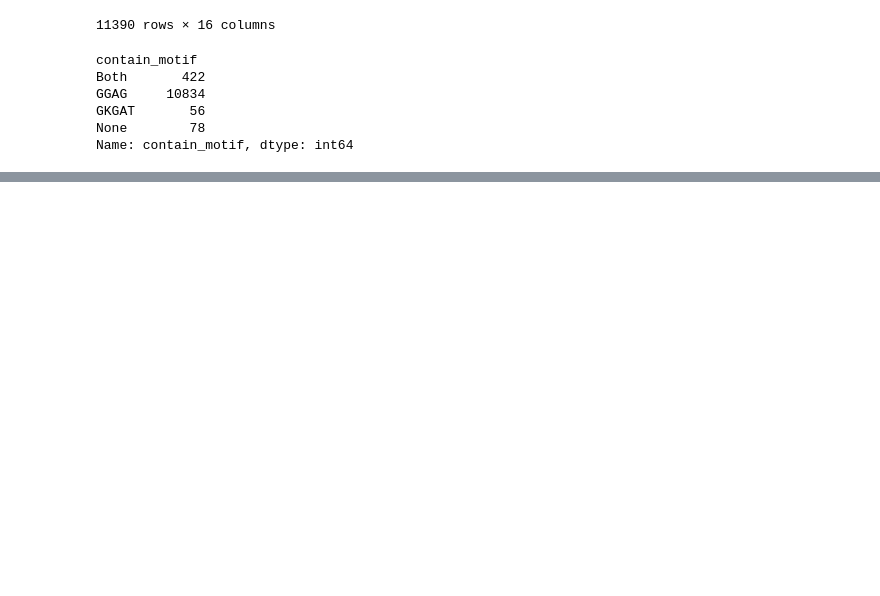
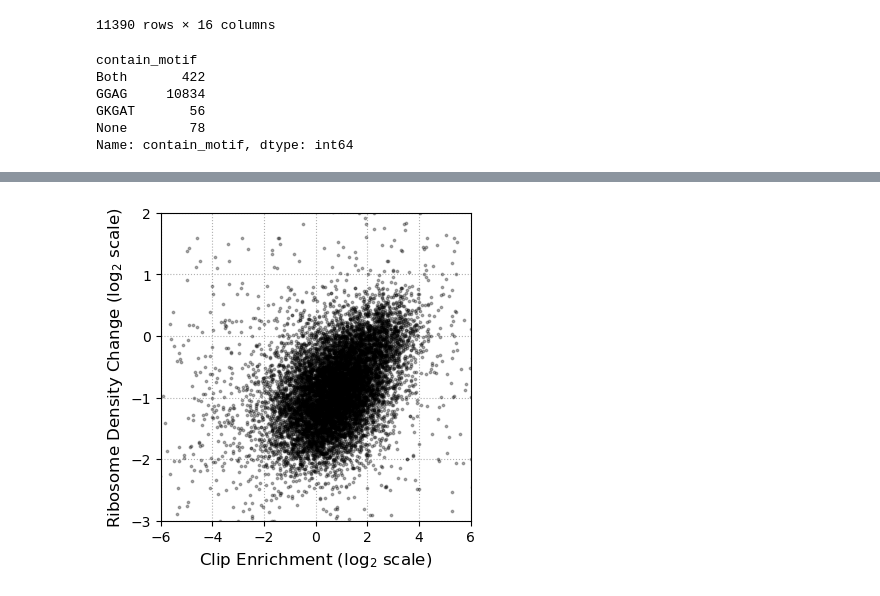
Before and after one commit to raccoon-cm/bioinfo1_2023, a Jupyter notebook: TermProj_2023_presentation_CM.ipynb, the cells around one changed output, grey strips where cells are left out. Cells and saved outputs as stored; diff of their text form; code cells hidden in the pictures; blank space fills up the shorter version.

```diff
--- a/TermProj_2023_presentation_CM.ipynb
+++ b/TermProj_2023_presentation_CM.ipynb
@@ -1203 +1221,19 @@ Name: contain_motif, dtype: int64
+# %%
+fig, ax = plt.subplots(1, 1, figsize = (4, 4))
+
+"""ax.scatter(np.log2(cnts_filtered[cnts_filtered['contain_motif']=='GGAG']['clip_enrichment']),
+        np.log2(cnts_filtered[cnts_filtered['contain_motif']=='GGAG']['rden_change']),
+        c='gray',s=1, alpha = 0.5)"""
+ax.scatter(np.log2(cnts_filtered['clip_enrichment']),
+        np.log2(cnts_filtered['rden_change']),
+        c='k', s=3, alpha = 0.3, zorder = 2)
+
+ax.set_xlim((-6, 6))
+ax.set_ylim((-3, 2))
+ax.set_xlabel(r'Clip Enrichment (log$_2$ scale)', fontsize = 12)
+ax.set_ylabel(r'Ribosome Density Change (log$_2$ scale)', fontsize = 12)
+ax.grid(True, zorder=1, linestyle = 'dotted')
+plt.savefig('scatter_clip_riboseq.pdf', dpi = 300, bbox_inches = 'tight')
+# %% [output]
+[figure, added]
 # %%
```
Also changed, not shown: parts of 7 cells of this notebook, 4 other files.
